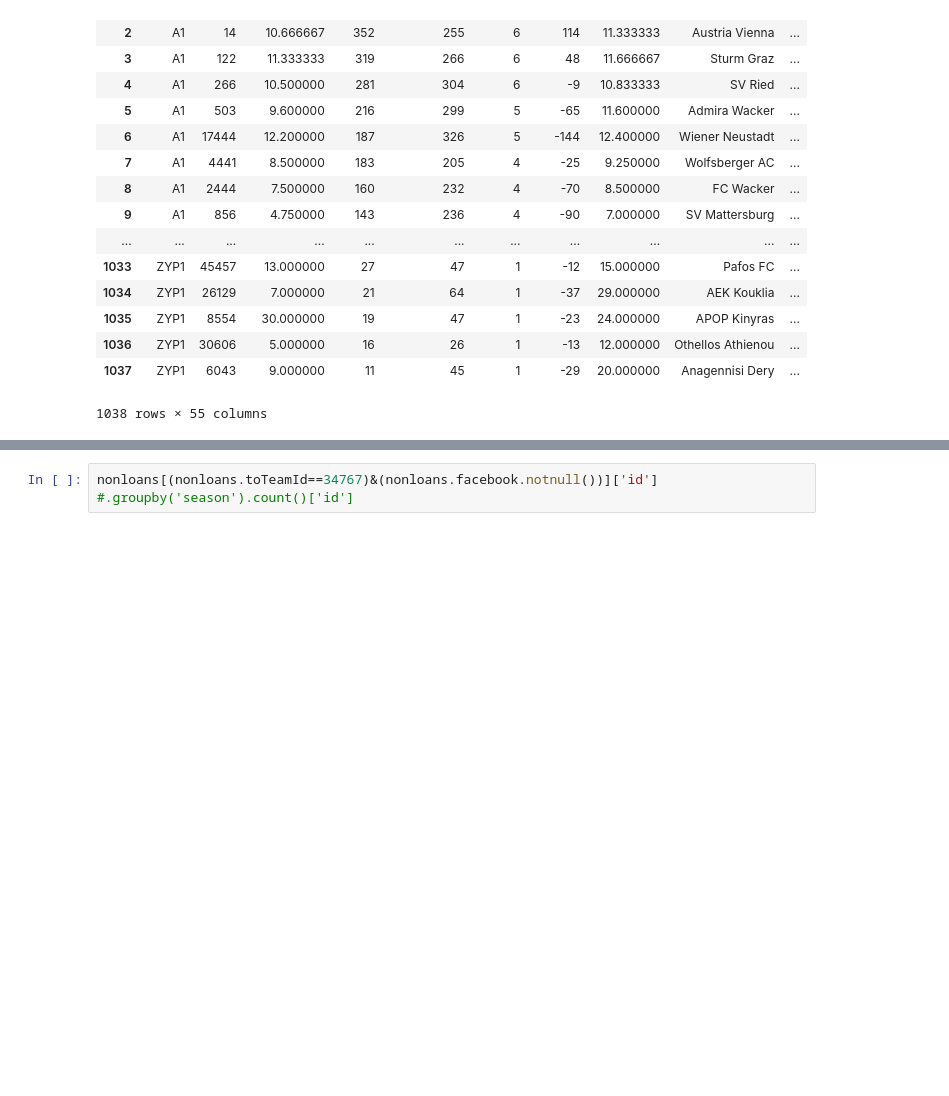
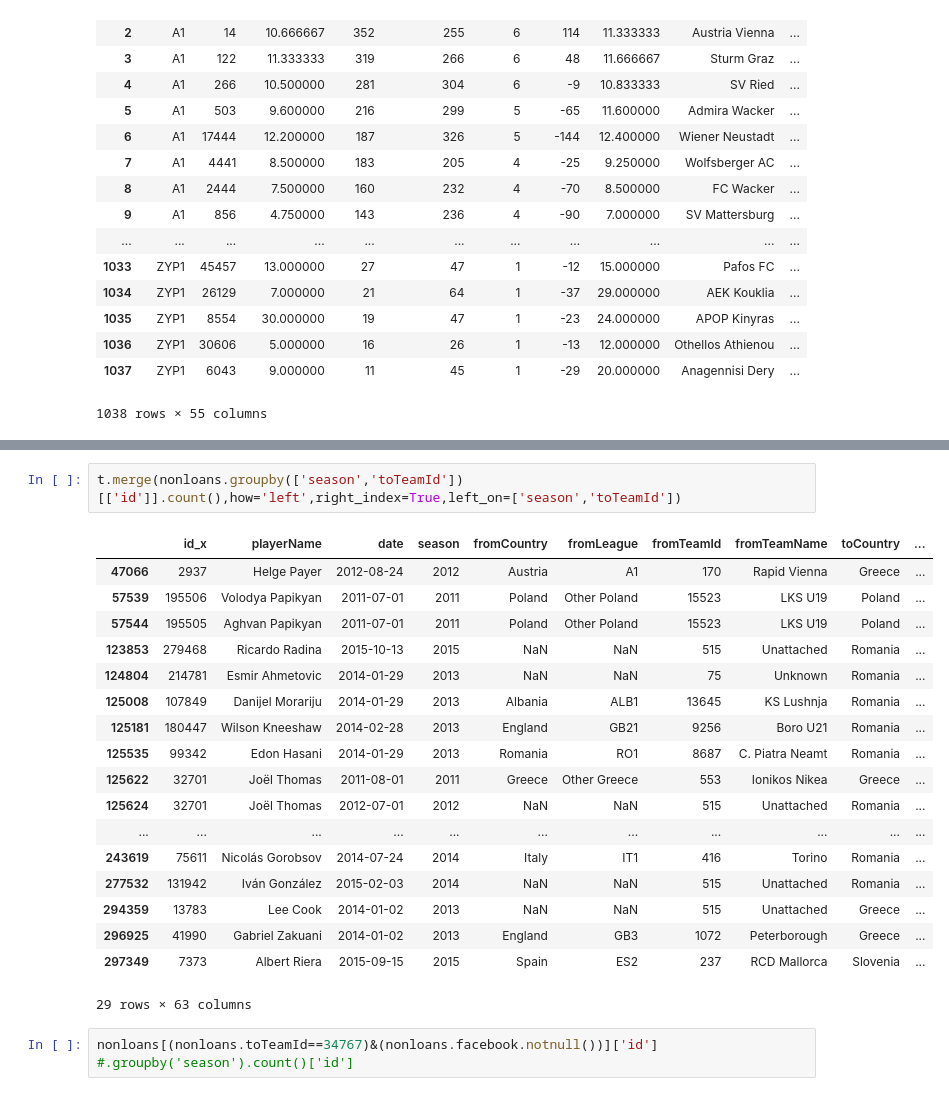
Before and after one commit to kebuhcah/soccer-history, a Jupyter notebook: notebooks/stability_performance.ipynb, the cells around one changed output, grey strips where cells are left out. Cells and saved outputs as stored; diff of their text form; blank space fills up the shorter version.

```diff
--- a/notebooks/stability_performance.ipynb
+++ b/notebooks/stability_performance.ipynb
@@ -63,3 +133,24 @@ Name: id, dtype: int64
+# %%
+t.merge(nonloans.groupby(['season','toTeamId'])[['id']].count(),how='left',right_index=True,left_on=['season','toTeamId'])
+# %% [output]
+|  | id_x | playerName | date | season | fromCountry | fromLeague | fromTeamId | fromTeamName | toCountry | ... |
+| 47066 | 2937 | Helge Payer | 2012-08-24 | 2012 | Austria | A1 | 170 | Rapid Vienna | Greece | ... |
+| 57539 | 195506 | Volodya Papikyan | 2011-07-01 | 2011 | Poland | Other Poland | 15523 | LKS U19 | Poland | ... |
+| 57544 | 195505 | Aghvan Papikyan | 2011-07-01 | 2011 | Poland | Other Poland | 15523 | LKS U19 | Poland | ... |
+| 123853 | 279468 | Ricardo Radina | 2015-10-13 | 2015 | NaN | NaN | 515 | Unattached | Romania | ... |
+| 124804 | 214781 | Esmir Ahmetovic | 2014-01-29 | 2013 | NaN | NaN | 75 | Unknown | Romania | ... |
+| 125008 | 107849 | Danijel Morariju | 2014-01-29 | 2013 | Albania | ALB1 | 13645 | KS Lushnja | Romania | ... |
+| 125181 | 180447 | Wilson Kneeshaw | 2014-02-28 | 2013 | England | GB21 | 9256 | Boro U21 | Romania | ... |
+| 125535 | 99342 | Edon Hasani | 2014-01-29 | 2013 | Romania | RO1 | 8687 | C. Piatra Neamt | Romania | ... |
+| 125622 | 32701 | Joël Thomas | 2011-08-01 | 2011 | Greece | Other Greece | 553 | Ionikos Nikea | Greece | ... |
+| 125624 | 32701 | Joël Thomas | 2012-07-01 | 2012 | NaN | NaN | 515 | Unattached | Romania | ... |
+| ... | ... | ... | ... | ... | ... | ... | ... | ... | ... | ... |
+| 243619 | 75611 | Nicolás Gorobsov | 2014-07-24 | 2014 | Italy | IT1 | 416 | Torino | Romania | ... |
+| 277532 | 131942 | Iván González | 2015-02-03 | 2014 | NaN | NaN | 515 | Unattached | Romania | ... |
+| 294359 | 13783 | Lee Cook | 2014-01-02 | 2013 | NaN | NaN | 515 | Unattached | Greece | ... |
+| 296925 | 41990 | Gabriel Zakuani | 2014-01-02 | 2013 | England | GB3 | 1072 | Peterborough | Greece | ... |
+| 297349 | 7373 | Albert Riera | 2015-09-15 | 2015 | Spain | ES2 | 237 | RCD Mallorca | Slovenia | ... |
+29 rows × 63 columns
 # %%
 nonloans[(nonloans.toTeamId==34767)&(nonloans.facebook.notnull())]['id'] #.groupby('season').count()['id']
 # %% [output]
```
Also changed, not shown: parts of 5 cells of this notebook.
